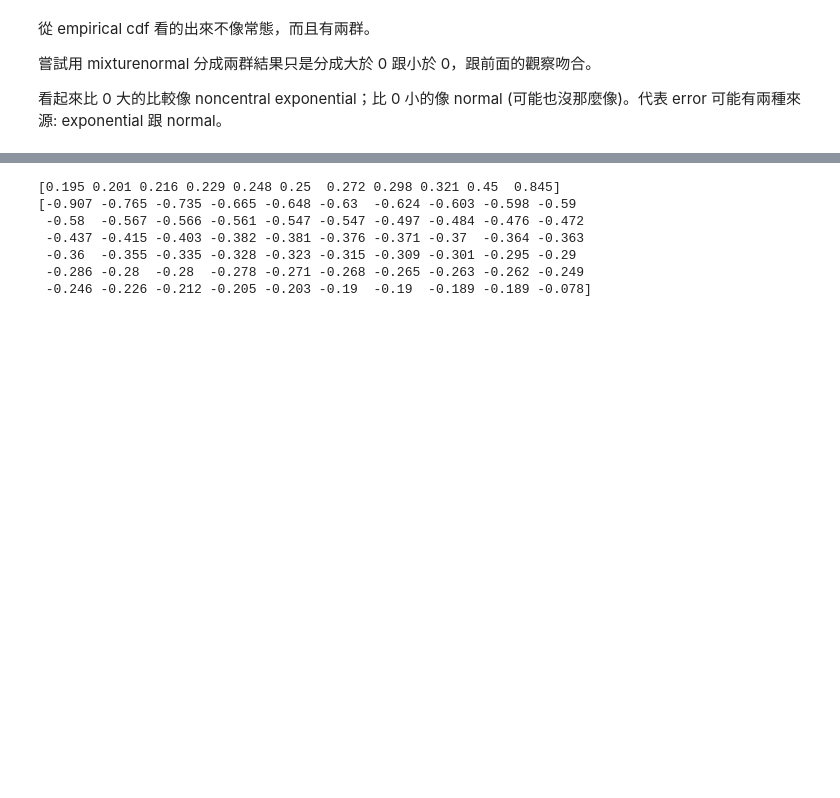
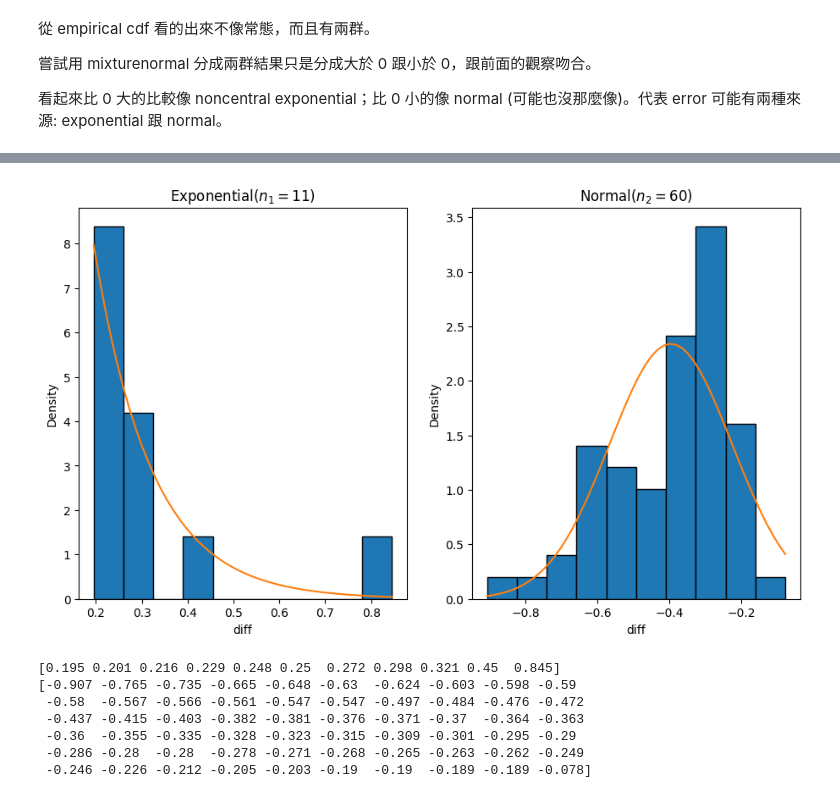
Before and after one commit to PeterSuper01/PracStat_Cae1, a Jupyter notebook: Case1.ipynb, the cells around one changed output, grey strips where cells are left out. Cells and saved outputs as stored; diff of their text form; code cells hidden in the pictures; blank space fills up the shorter version.

```diff
--- a/Case1.ipynb
+++ b/Case1.ipynb
@@ -109,3 +114,24 @@ fig.show()
+# %%
+fig, ax = plt.subplots(1, 2, figsize=(11, 6))
+ax[0].hist(x[group==1], density=True, edgecolor='black')
+# add an exponential density curve
+x_g = np.sort(x[group==1])
+ax[0].plot(np.linspace(x_g[0], x_g[-1], 50), \
+            expon.pdf(np.linspace(x_g[0], x_g[-1], 50), loc = res.x[0], scale = res.x[1]))
+ax[0].set_xlabel('diff')
+ax[0].set_ylabel('Density')
+ax[0].set_title('Exponential($n_1={}$)'.format(np.sum(group==1)))
+ax[1].hist(x[group==0], density=True, edgecolor='black')
+# add a normal density curve
+x_g = np.sort(x[group==0])
+ax[1].plot(np.linspace(x_g[0], x_g[-1], 50), \
+            norm.pdf(np.linspace(x_g[0], x_g[-1], 50), loc = gm.means_[0], scale = np.sqrt(gm.covariances_[0])).flatten())
+ax[1].set_xlabel('diff')
+ax[1].set_ylabel('Density')
+ax[1].set_title('Normal($n_2={}$)'.format(np.sum(group==0)))
+plt.show()
+# %% [output]
+[figure, added]
 # %%
 # 看這兩群的數字
 print(np.sort(x[group==1]))
```
Also changed, not shown: parts of 3 cells of this notebook, 4 other files.
